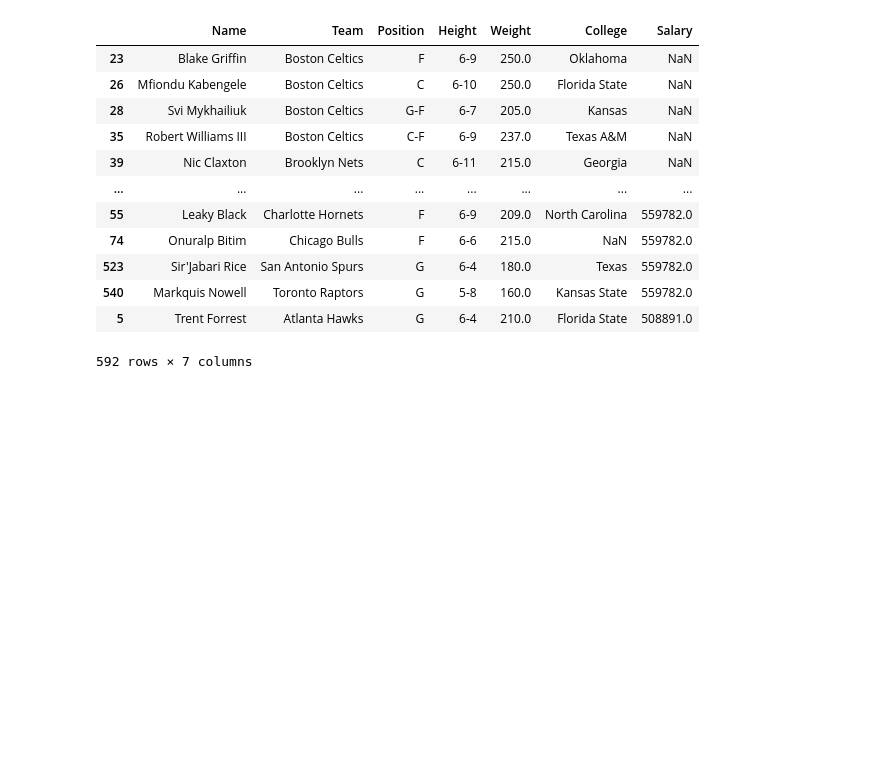
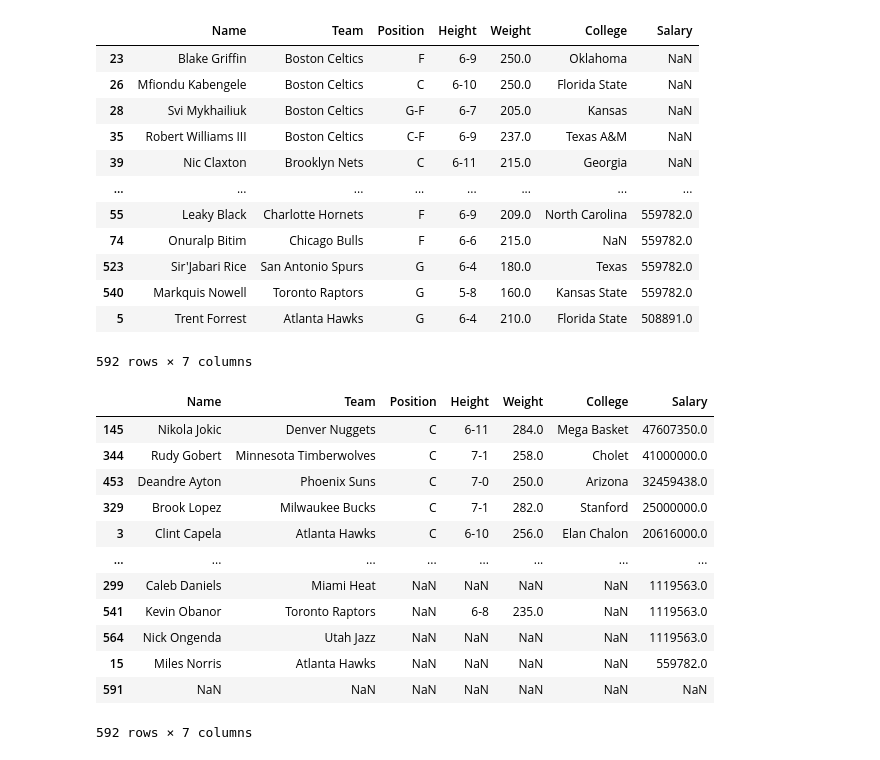
Before and after one commit to yukikitayama/machine-learning, a Jupyter notebook: pandas/dataframe.ipynb, the cells around one changed output. Saved outputs shown, nothing was run; the diff lists cells and outputs as text; code cells hidden in the pictures; blank space fills up the shorter version.

```diff
--- a/pandas/dataframe.ipynb
+++ b/pandas/dataframe.ipynb
@@ -219,3 +219,24 @@ nba.sort_values("Salary", na_position="first", ascending=False)
 | 540 | Markquis Nowell | Toronto Raptors | G | 5-8 | 160.0 | Kansas State | 559782.0 |
 | 5 | Trent Forrest | Atlanta Hawks | G | 6-4 | 210.0 | Florida State | 508891.0 |
 592 rows × 7 columns
+# %%
+nba = pd.read_csv("nba.csv")
+nba.sort_values(by=["Team", "Name"], ascending=[True, False])
+nba.sort_values(by=["Position", "Salary"])
+nba.sort_values(by=["Position", "Salary"], ascending=False)
+nba = nba.sort_values(by=["Position", "Salary"], ascending=[True, False])
+nba
+# %% [output]
+|  | Name | Team | Position | Height | Weight | College | Salary |
+| 145 | Nikola Jokic | Denver Nuggets | C | 6-11 | 284.0 | Mega Basket | 47607350.0 |
+| 344 | Rudy Gobert | Minnesota Timberwolves | C | 7-1 | 258.0 | Cholet | 41000000.0 |
+| 453 | Deandre Ayton | Phoenix Suns | C | 7-0 | 250.0 | Arizona | 32459438.0 |
+| 329 | Brook Lopez | Milwaukee Bucks | C | 7-1 | 282.0 | Stanford | 25000000.0 |
+| 3 | Clint Capela | Atlanta Hawks | C | 6-10 | 256.0 | Elan Chalon | 20616000.0 |
+| ... | ... | ... | ... | ... | ... | ... | ... |
+| 299 | Caleb Daniels | Miami Heat | NaN | NaN | NaN | NaN | 1119563.0 |
+| 541 | Kevin Obanor | Toronto Raptors | NaN | 6-8 | 235.0 | NaN | 1119563.0 |
+| 564 | Nick Ongenda | Utah Jazz | NaN | NaN | NaN | NaN | 1119563.0 |
+| 15 | Miles Norris | Atlanta Hawks | NaN | NaN | NaN | NaN | 559782.0 |
+| 591 | NaN | NaN | NaN | NaN | NaN | NaN | NaN |
+592 rows × 7 columns
```
Also changed, not shown: 12 other files.
